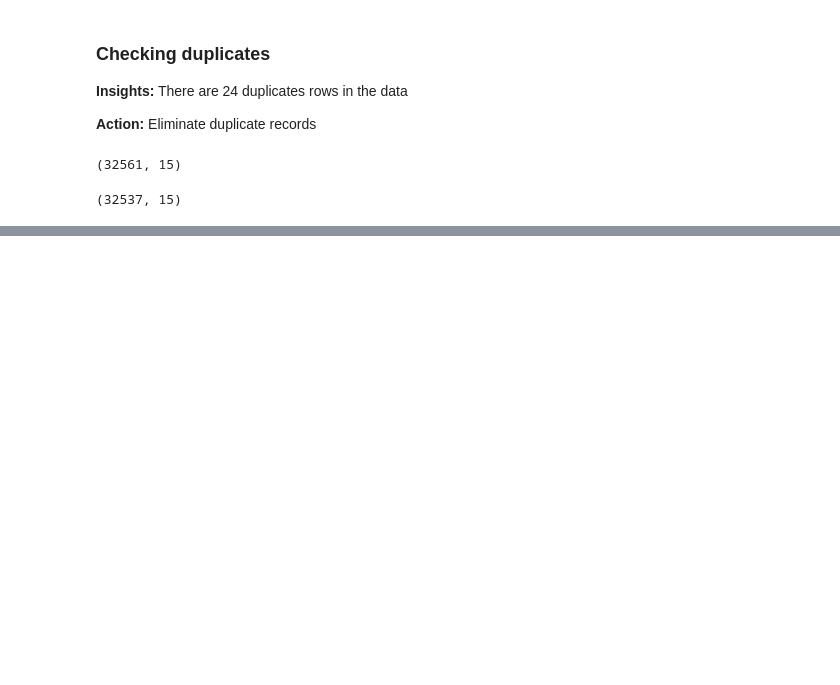
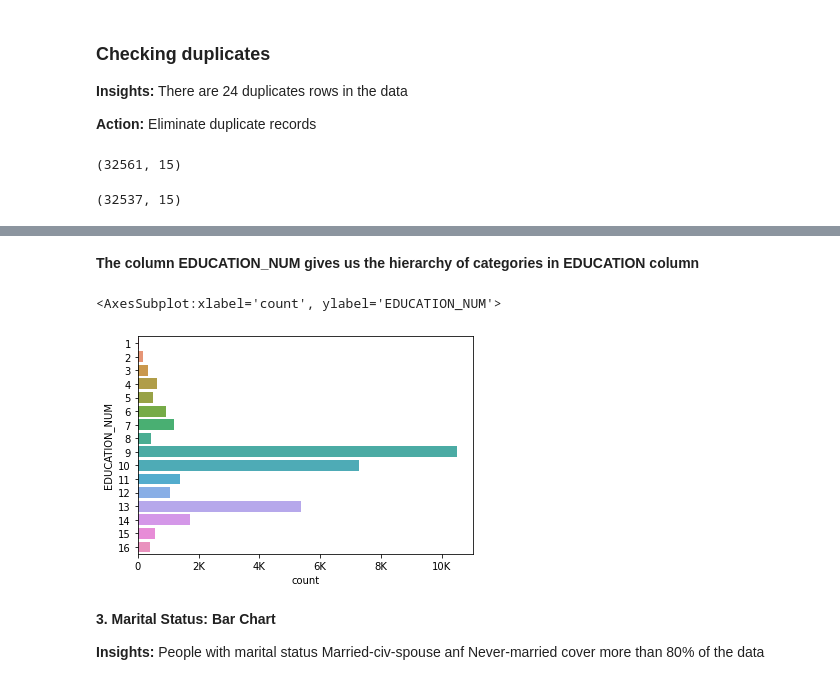
Before and after one commit to priyasharma1908/Income_Classification, a Jupyter notebook: Income_Classification.ipynb, the cells around one changed output, grey strips where cells are left out. Drawn from its saved outputs; the diff is of its cells as text; code cells hidden in the pictures; blank space fills up the shorter version.

```diff
--- a/Income_Classification.ipynb
+++ b/Income_Classification.ipynb
@@ -391,0 +472,13 @@ data.drop_duplicates(inplace = True)
+# %% [markdown]
+**The column EDUCATION_NUM gives us the hierarchy of categories in EDUCATION column**
+# %%
+ax = plt.gca()
+ax.xaxis.set_major_formatter(tick.FuncFormatter(reformat_large_tick_values))
+sns.countplot(y = data['EDUCATION_NUM'], order = sorted(data['EDUCATION_NUM'].unique()))
+# %% [output]
+<AxesSubplot:xlabel='count', ylabel='EDUCATION_NUM'>
+[figure, added]
+# %% [markdown]
+**3. Marital Status: Bar Chart**
+
+**Insights:** People with marital status Married-civ-spouse anf Never-married cover more than 80% of the data
```
Also changed, not shown: parts of 59 cells of this notebook.
